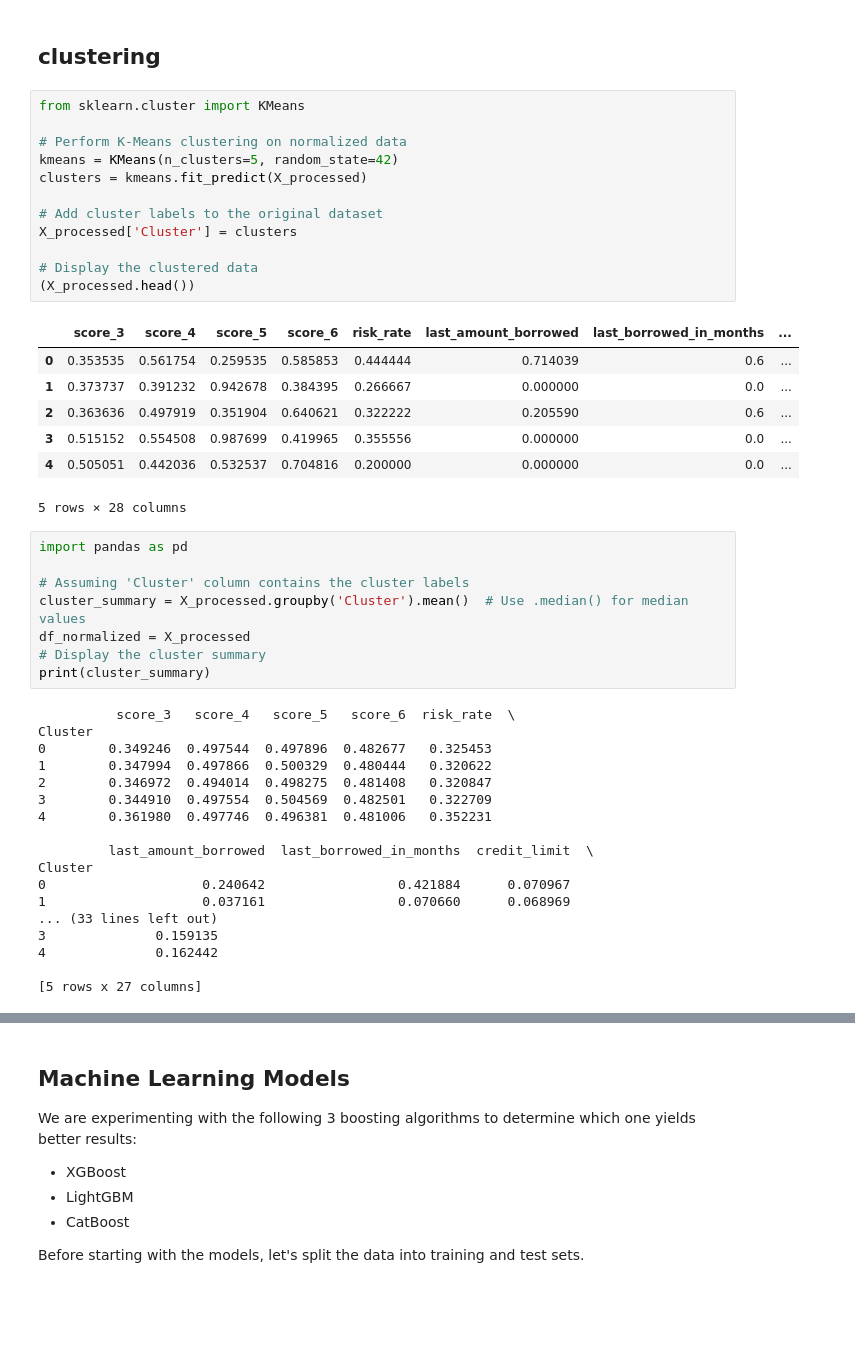
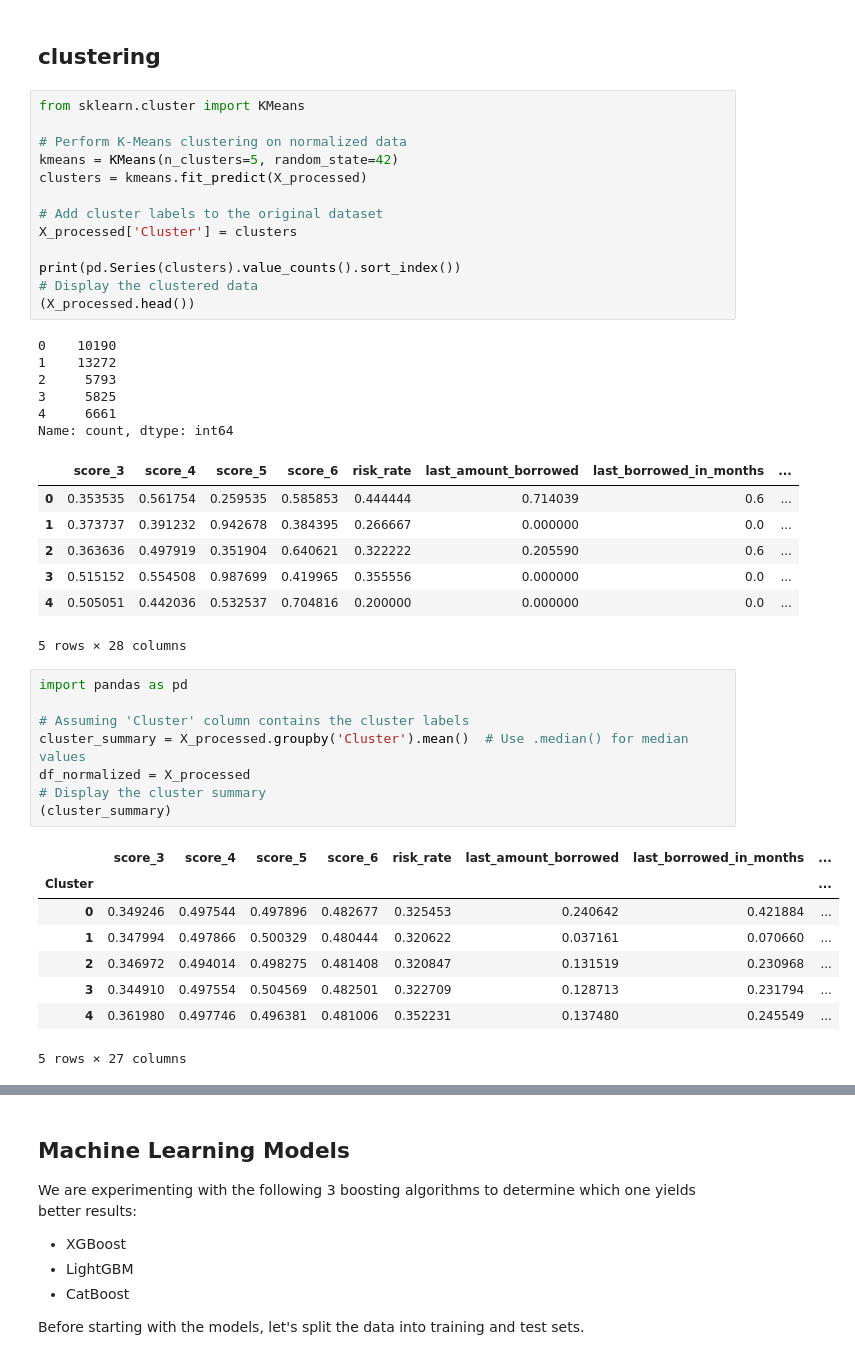
Before and after one commit to Thilanka1999/RiskModels, a Jupyter notebook: BrasilOne/Credit_Risk_Analysis.ipynb, the cells around one changed output, grey strips where cells are left out. Drawn from its saved outputs; the diff is of its cells as text; blank space fills up the shorter version.

```diff
--- a/BrasilOne/Credit_Risk_Analysis.ipynb
+++ b/BrasilOne/Credit_Risk_Analysis.ipynb
@@ -604,42 +604,40 @@ clusters = kmeans.fit_predict(X_processed)
 # Add cluster labels to the original dataset
 X_processed['Cluster'] = clusters
 
+print(pd.Series(clusters).value_counts().sort_index())
 # Display the clustered data
 (X_processed.head())
 # %% [output]
+0    10190
+1    13272
+2     5793
+3     5825
+4     6661
+Name: count, dtype: int64
 |  | score_3 | score_4 | score_5 | score_6 | risk_rate | last_amount_borrowed | last_borrowed_in_months | ... |
 | 0 | 0.353535 | 0.561754 | 0.259535 | 0.585853 | 0.444444 | 0.714039 | 0.6 | ... |
 | 1 | 0.373737 | 0.391232 | 0.942678 | 0.384395 | 0.266667 | 0.000000 | 0.0 | ... |
 | 2 | 0.363636 | 0.497919 | 0.351904 | 0.640621 | 0.322222 | 0.205590 | 0.6 | ... |
 | 3 | 0.515152 | 0.554508 | 0.987699 | 0.419965 | 0.355556 | 0.000000 | 0.0 | ... |
 | 4 | 0.505051 | 0.442036 | 0.532537 | 0.704816 | 0.200000 | 0.000000 | 0.0 | ... |
-5 rows × 28 columns
+5 rows × 28 columns
 # %%
 import pandas as pd
 
 # Assuming 'Cluster' column contains the cluster labels
 cluster_summary = X_processed.groupby('Cluster').mean()  # Use .median() for median values
 df_normalized = X_processed
 # Display the cluster summary
-print(cluster_summary)
+(cluster_summary)
 # %% [output]
+|  | score_3 | score_4 | score_5 | score_6 | risk_rate | last_amount_borrowed | last_borrowed_in_months | ... |
+| Cluster |  |  |  |  |  |  |  | ... |
+| 0 | 0.349246 | 0.497544 | 0.497896 | 0.482677 | 0.325453 | 0.240642 | 0.421884 | ... |
+| 1 | 0.347994 | 0.497866 | 0.500329 | 0.480444 | 0.320622 | 0.037161 | 0.070660 | ... |
+| 2 | 0.346972 | 0.494014 | 0.498275 | 0.481408 | 0.320847 | 0.131519 | 0.230968 | ... |
+| 3 | 0.344910 | 0.497554 | 0.504569 | 0.482501 | 0.322709 | 0.128713 | 0.231794 | ... |
+| 4 | 0.361980 | 0.497746 | 0.496381 | 0.481006 | 0.352231 | 0.137480 | 0.245549 | ... |
-          score_3   score_4   score_5   score_6  risk_rate  \
-Cluster
-0        0.349246  0.497544  0.497896  0.482677   0.325453
-1        0.347994  0.497866  0.500329  0.480444   0.320622
-2        0.346972  0.494014  0.498275  0.481408   0.320847
-3        0.344910  0.497554  0.504569  0.482501   0.322709
-4        0.361980  0.497746  0.496381  0.481006   0.352231
-
-         last_amount_borrowed  last_borrowed_in_months  credit_limit  \
-Cluster
-0                    0.240642                 0.421884      0.070967
-1                    0.037161                 0.070660      0.068969
-... (33 lines left out)
-3              0.159135
-4              0.162442
-
-[5 rows x 27 columns]
+5 rows × 27 columns
 # %%
 from sklearn.feature_selection import f_classif
 
```
Also changed, not shown: parts of 8 cells of this notebook.
